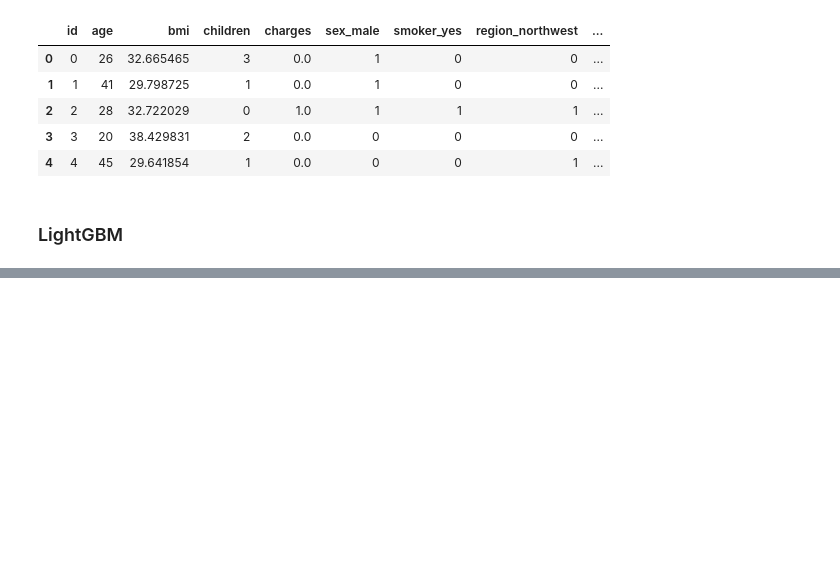
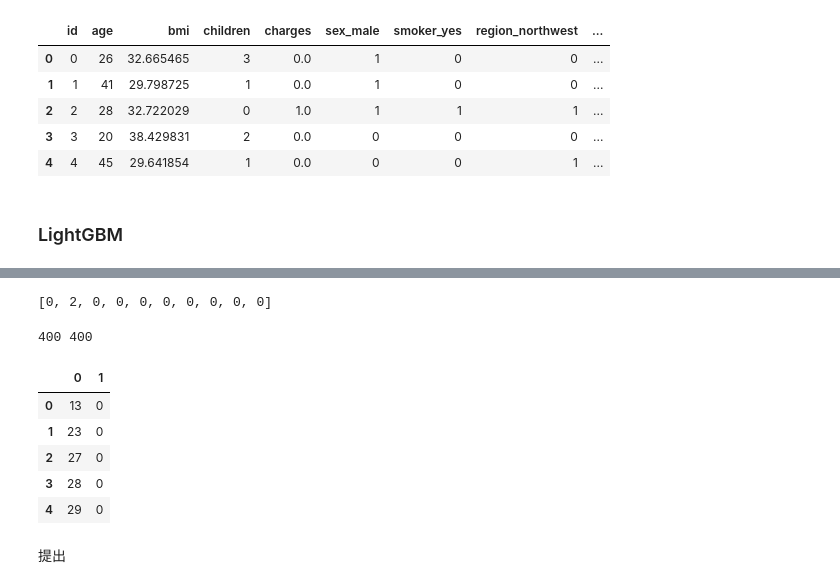
Before and after one commit to RooibosGood/signate, a Jupyter notebook: Begginer11/begginer11.ipynb, the cells around one changed output, grey strips where cells are left out. Saved outputs shown, nothing was run; the diff lists cells and outputs as text; code cells hidden in the pictures; blank space fills up the shorter version.

Commit message:
Fix submit.csv format

```diff
--- a/Begginer11/begginer11.ipynb
+++ b/Begginer11/begginer11.ipynb
@@ -4,7 +4,7 @@ import pandas as pd # data processing, CSV file I/O (e.g. pd.read_csv)
 # %%
 train=pd.read_csv("./train.csv")
 test=pd.read_csv("./test.csv")
-submit_sample=pd.read_csv("./sample_submit.csv")
+submit_sample=pd.read_csv("./sample_submit.csv", header=None)
 
 df = pd.concat([train, test], sort=False)
 df.info()
@@ -222,0 +232,21 @@ array([[0.96773719, 0.02161381, 0.010649  ],
+# %%
+y_pred_max = np.argmax(y_pred, axis=1)
+y_pred_max = list(y_pred_max)
+y_pred_max[:10]
+# %% [output]
+[0, 2, 0, 0, 0, 0, 0, 0, 0, 0]
+# %%
+print(len(y_pred_max),len(submit_sample))
+# %% [output]
+400 400
+# %%
+submit_sample.head()
+# %% [output]
+|  | 0 | 1 |
+| 0 | 13 | 0 |
+| 1 | 23 | 0 |
+| 2 | 27 | 0 |
+| 3 | 28 | 0 |
+| 4 | 29 | 0 |
+# %% [markdown]
+提出
```
Also changed, not shown: parts of 8 cells of this notebook, 1 other file.
